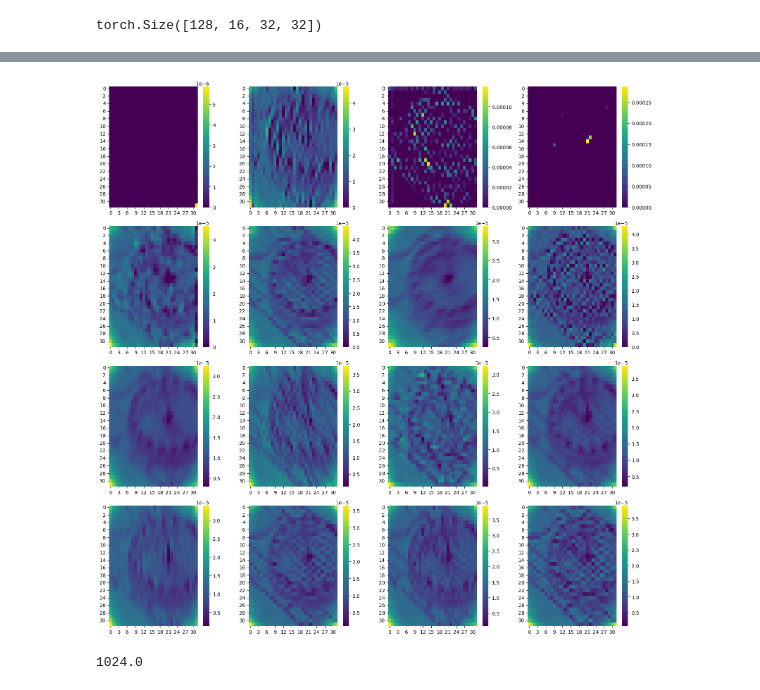
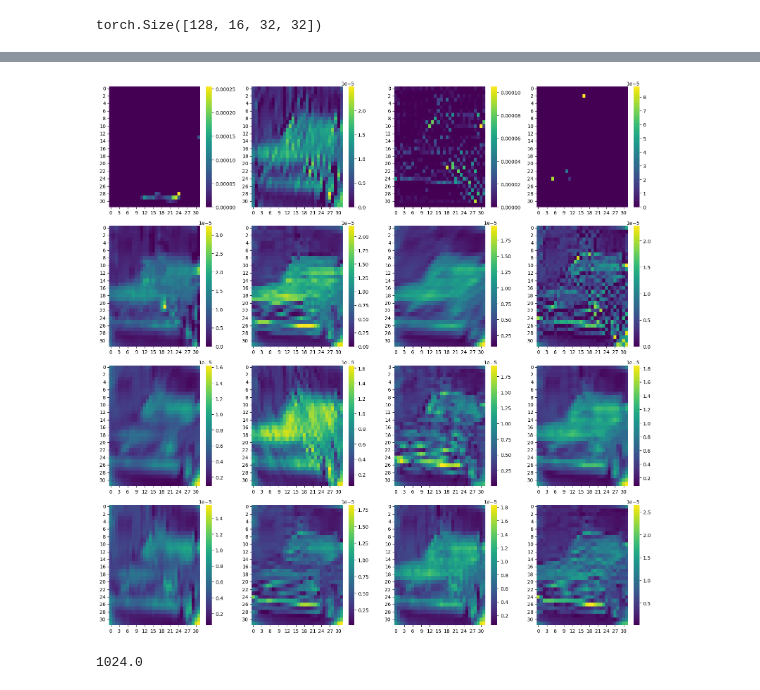
Before and after one commit to VanillaCappuccino/vonenet-mete, a Jupyter notebook: cov_matrix.ipynb, the cells around one changed output, grey strips where cells are left out. Cells and saved outputs as stored; diff of their text form; code cells hidden in the pictures.

```diff
--- a/cov_matrix.ipynb
+++ b/cov_matrix.ipynb
@@ -231,7 +279,7 @@ plt.imshow(img)
 <matplotlib.image.AxesImage at 0x...>
 [figure]
 # %%
-out = voneblock.forward(last_sample[0])
+out = voneblock.forward(last_sample[0].to("mps"))
 # %% [output]
 VOneBlock output:  torch.Size([128, 16, 32, 32])
 # %%
@@ -249,7 +297,7 @@ axes = axes.flatten()
 # Loop through each subplot and plot the heatmap
 for i, ax in enumerate(axes):
     if i < len(filters_r):
-        ax.imshow(fil[i])
+        ax.imshow(fil[i].to("cpu"))
     else:
         ax.axis('off')  # Turn off axis for empty subplots
 
@@ -268,5 +316,5 @@ torch.Size([128, 16384])
 # %%
-term1 = p1.T @ p1
+term1 = (p1.T @ p1)
 term1.shape
 # %% [output]
 torch.Size([16384, 16384])
@@ -317,4 +374,4 @@ torch.Size([128, 16, 32, 32])
 # %%
-trial = out[0].reshape(1,-1)
-trial.shape
+trial = out.reshape(128,-1)
+trial.device
 # %% [output]
@@ -372,27 +445,27 @@ torch.Size([128, 16, 32, 32])
 # %%
 bias = 1e-6
-divviee = divvies[2]
+divviee = divvies[24]
 
 # Create a figure and axis object using Matplotlib
 fig, axes = plt.subplots(4, 4, figsize=(16, 16))
 
 # Flatten the axes array to make it easier to iterate over
 axes = axes.flatten()
 
 # Loop through each subplot and plot the heatmap
 for i, ax in enumerate(axes):
     if i < len(divviee):
         sns.heatmap(divviee[i], ax=ax, cmap="viridis", cbar=True)
     else:
         ax.axis('off')  # Turn off axis for empty subplots
 
 # Adjust layout to prevent overlap
 plt.tight_layout()
 
 # Show the plot
 plt.show()
 # %% [output]
-[figure, old version]
+[figure, new version]
 # %%
 # propagating through gfb each time may not be the most sensible thing to do here.
 # parameters fixed, resulting output given dataset fixed. compute and store might be a reasonable option.
```
Also changed, not shown: parts of 24 cells of this notebook, 3 other files.
